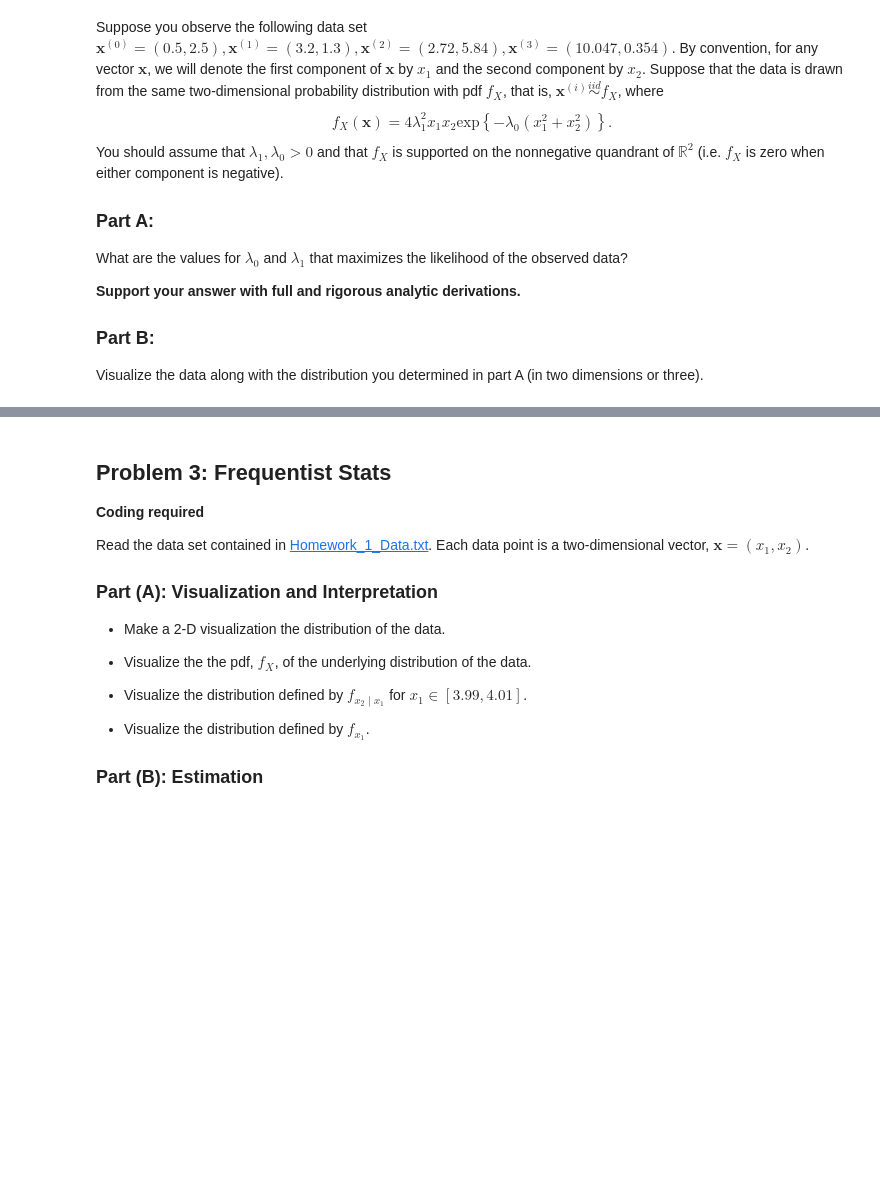
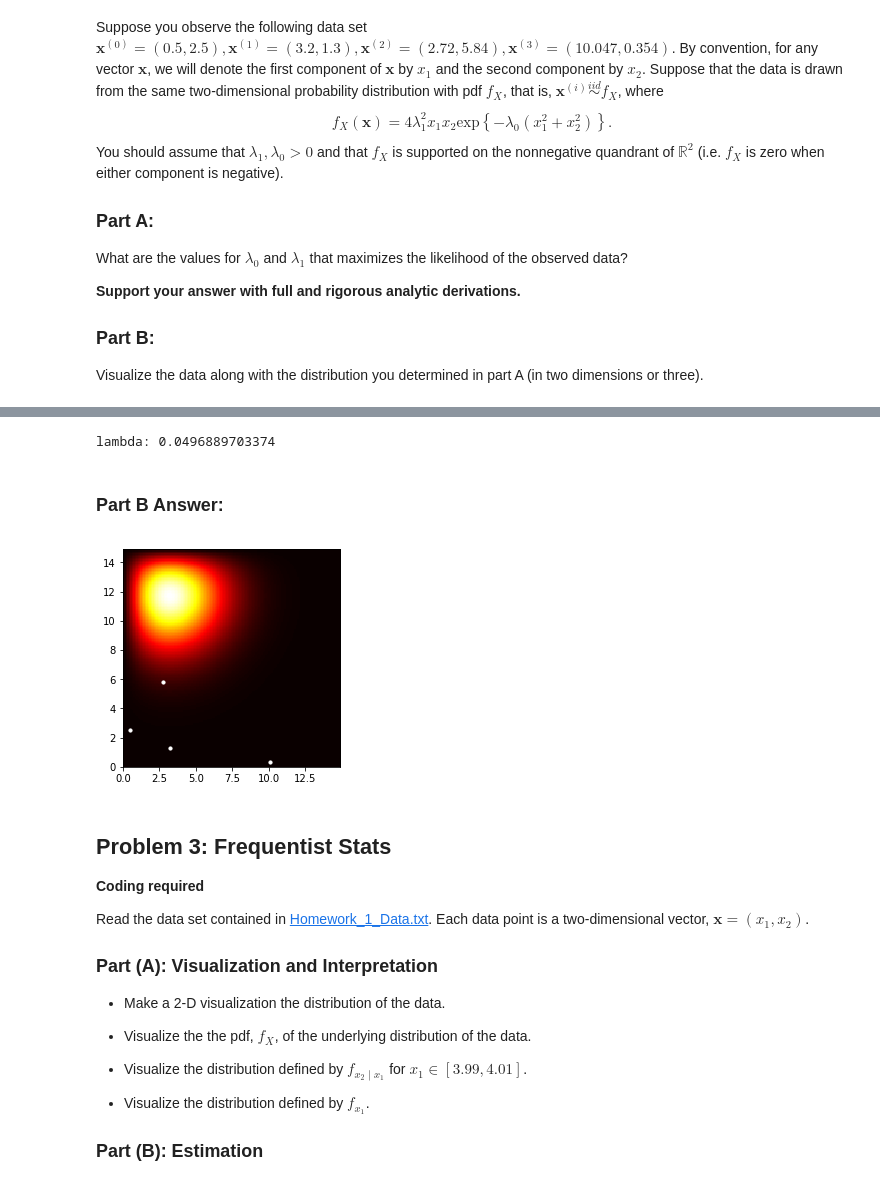
Before and after one commit to namwkim/2017, a Jupyter notebook: homework/AM207_HW1.ipynb, the cells around one changed output, grey strips where cells are left out. Saved outputs shown, nothing was run; the diff lists cells and outputs as text; code cells hidden in the pictures; blank space fills up the shorter version.

```diff
--- a/homework/AM207_HW1.ipynb
+++ b/homework/AM207_HW1.ipynb
@@ -58,3 +132,45 @@ Visualize the data along with the distribution you determined in part A (in two
+# %%
+import numpy as np
+
+data = [[0.5, 2.5], [3.2, 1.3], [2.72, 5.84], [10.047, 0.354]]
+numpy.power(data, 2)
+
+denom = 0
+for x in data:
+    denom += np.sum(np.power(x, 2))
+
+print 'lambda:', 2*len(data)/denom
+# %% [output]
+lambda: 0.0496889703374
+# %% [markdown]
+### Part B Answer:
+# %%
+from mpl_toolkits.mplot3d import Axes3D
+import matplotlib.pyplot as plt
+from matplotlib import cm
+# %matplotlib inline
+
+# plot the density function
+f = lambda x1, x2, l: 4*l*l*x1*x2*np.exp(-l*(x1*x1+x2*x2))
+
+x = y = np.arange(0, 15.0, 0.1)
+X, Y = np.meshgrid(x, y)
+zs = np.array([f(x1,x2, 0.0496889703374) for x1,x2 in zip(np.ravel(X), np.ravel(Y))])
+Z = zs.reshape(X.shape)
+extent = [x[0], x[-1], y[0], y[-1]]
+plt.imshow(Z, extent=extent, cmap=cm.hot)
+
+# plot data on the surface
+xs = np.array([0.5, 3.2, 2.72, 10.047])
+ys = np.array([2.5, 1.3, 5.84, 0.354])
+zs = np.array([f(x,y, 0.0496889703374) for x,y in zip(xs, ys)])
+
+plt.scatter(xs, ys, c='white', marker='o', s=10)
+
+# print f(xs[3], ys[3], 0.0496889703374)
+plt.show()
+# %% [output]
+[figure, added]
 # %% [markdown]
 ## Problem 3: Frequentist Stats
 **Coding required**
```
Also changed, not shown: parts of 11 cells of this notebook.
